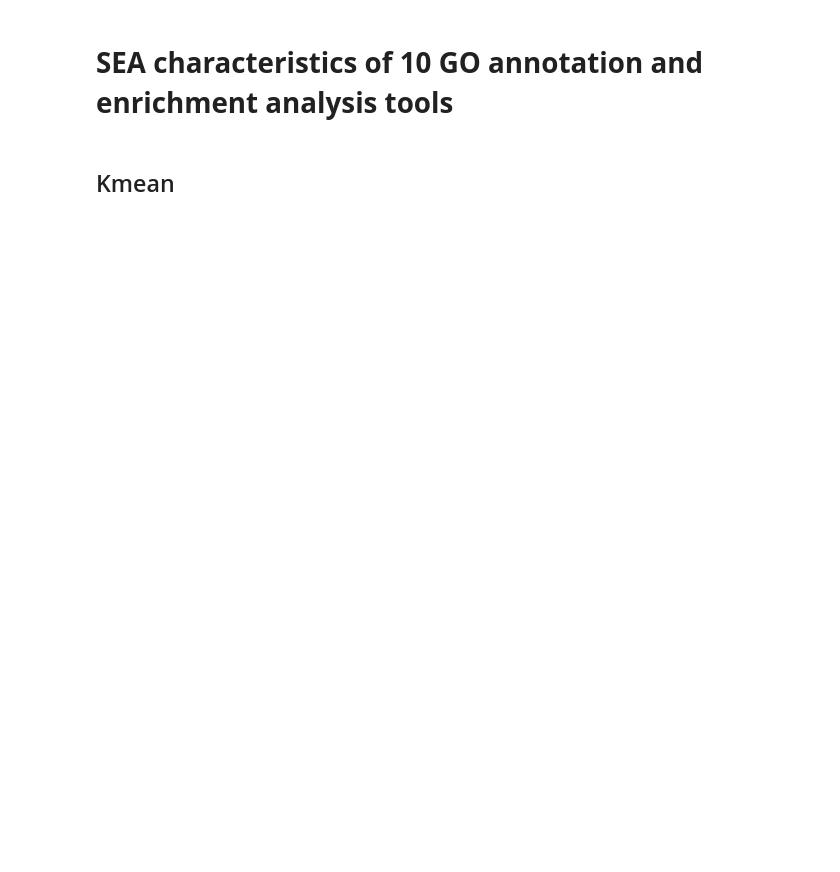
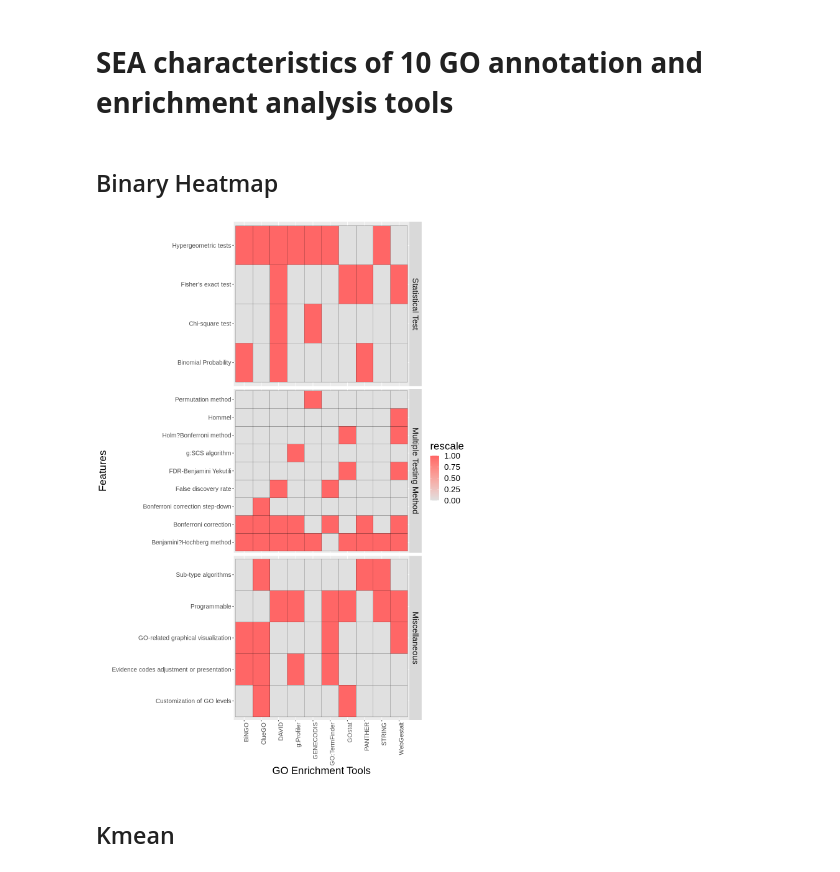
Before and after one commit to kittisaktaoma/GO-tools-comparsion, a Jupyter notebook: GO_tools_Comparison.ipynb, the cells around one changed output. Cells and saved outputs as stored; diff of their text form; code cells hidden in the pictures; blank space fills up the shorter version.

```diff
--- a/GO_tools_Comparison.ipynb
+++ b/GO_tools_Comparison.ipynb
@@ -32,5 +64,26 @@ options(repr.plot.width=12, repr.plot.height=8)
 # %% [markdown]
 # **SEA characteristics of 10 GO annotation and enrichment analysis tools**
+# %% [markdown]
+## Binary Heatmap
+# %%
+# Characteristics
+df1.m <- fread("https://raw.githubusercontent.com/kittisaktaoma/GO-tools-comparsion/master/res/Characteristics.txt")
+df1.m$type <- factor(df1.m$type, levels = c("Statistical Test","Multiple Testing Method","Miscellaneous"))
+# Make plots wider
+options(repr.plot.width=10, repr.plot.height=15)
+ggplot(df1.m, aes(x=Database, y=variable)) +
+  geom_tile(aes(fill = rescale), colour = "black") +
+  scale_fill_gradient(low = "#E0E0E0", high = "#FF6666") +
+  theme(axis.text.x = element_text(angle = 90, hjust = 1)) +
+  labs(colors = "") +theme(axis.text=element_text(size=12)) +
+  ylab("Features") +
+  xlab("GO Enrichment Tools") +
+  facet_grid(type ~ .,scales = "free") +
+  theme(strip.text.x = element_text(size = 20))+
+  theme(text = element_text(size=20),
+        axis.text.x = element_text(angle=90, hjust=1))
+# %% [output]
+[figure, added]
 # %% [markdown]
 ## Kmean
 # %%
```
Also changed, not shown: parts of 23 cells of this notebook.
